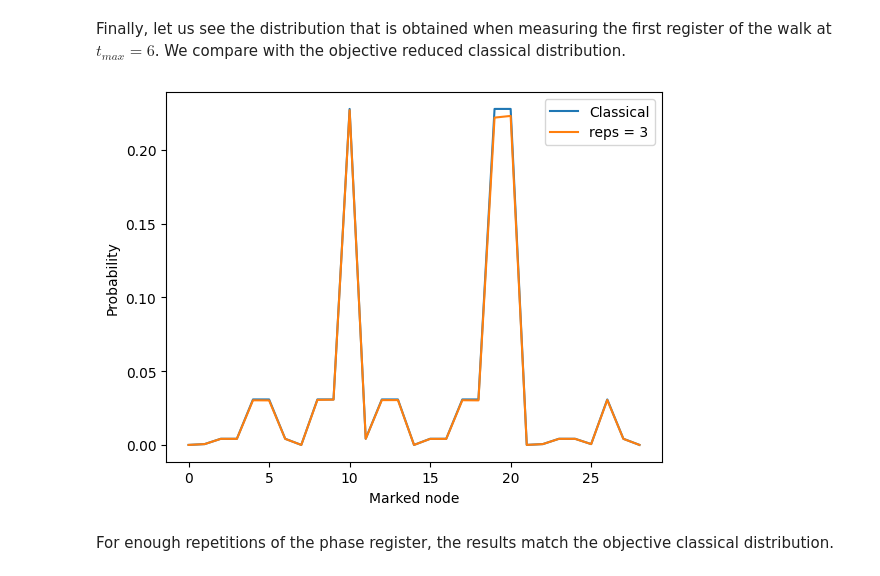
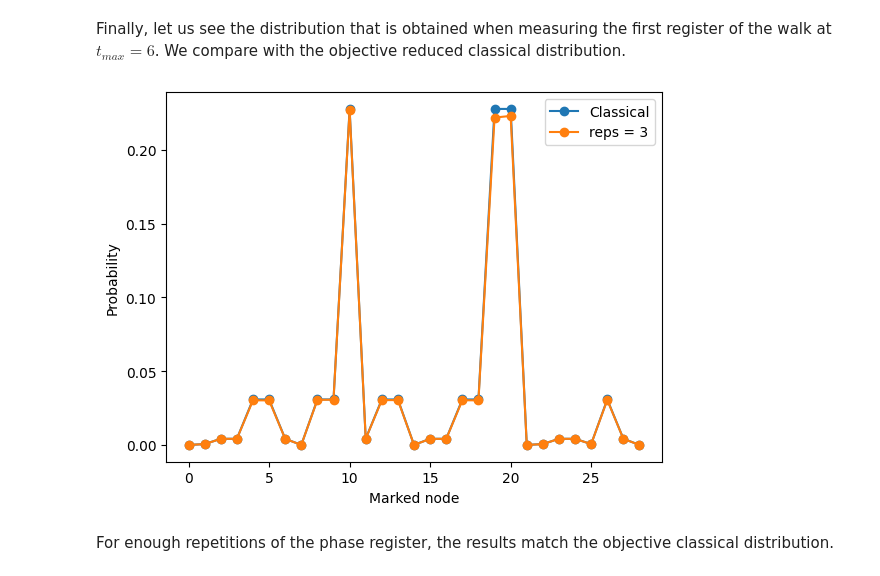
Before and after one commit to qDNA-yonsei/SQWLib, a Jupyter notebook: Examples/Search.ipynb, the cells around one changed output. Saved outputs shown, nothing was run; the diff lists cells and outputs as text; code cells hidden in the pictures.

```diff
--- a/Examples/Search.ipynb
+++ b/Examples/Search.ipynb
@@ -196,15 +196,15 @@ Finally, let us see the distribution that is obtained when measuring the first r
 # %%
 tmax = 6
 
 quantum_marked_distribution = probability_distribution_step[tmax][marked_nodes]
 
-plt.plot(reduced_stationary_distribution,label=f'Classical')
-plt.plot(quantum_marked_distribution,label=f'reps = {reps}')
+plt.plot(reduced_stationary_distribution,'o-',label=f'Classical')
+plt.plot(quantum_marked_distribution,'o-',label=f'reps = {reps}')
 plt.xlabel('Marked node')
 plt.ylabel('Probability')
 plt.legend()
 plt.show()
 # %% [output]
-[figure, old version]
+[figure, new version]
 # %% [markdown]
 For enough repetitions of the phase register, the results match the objective classical distribution.
```
Also changed, not shown: parts of 2 cells of this notebook, 4 other files.
